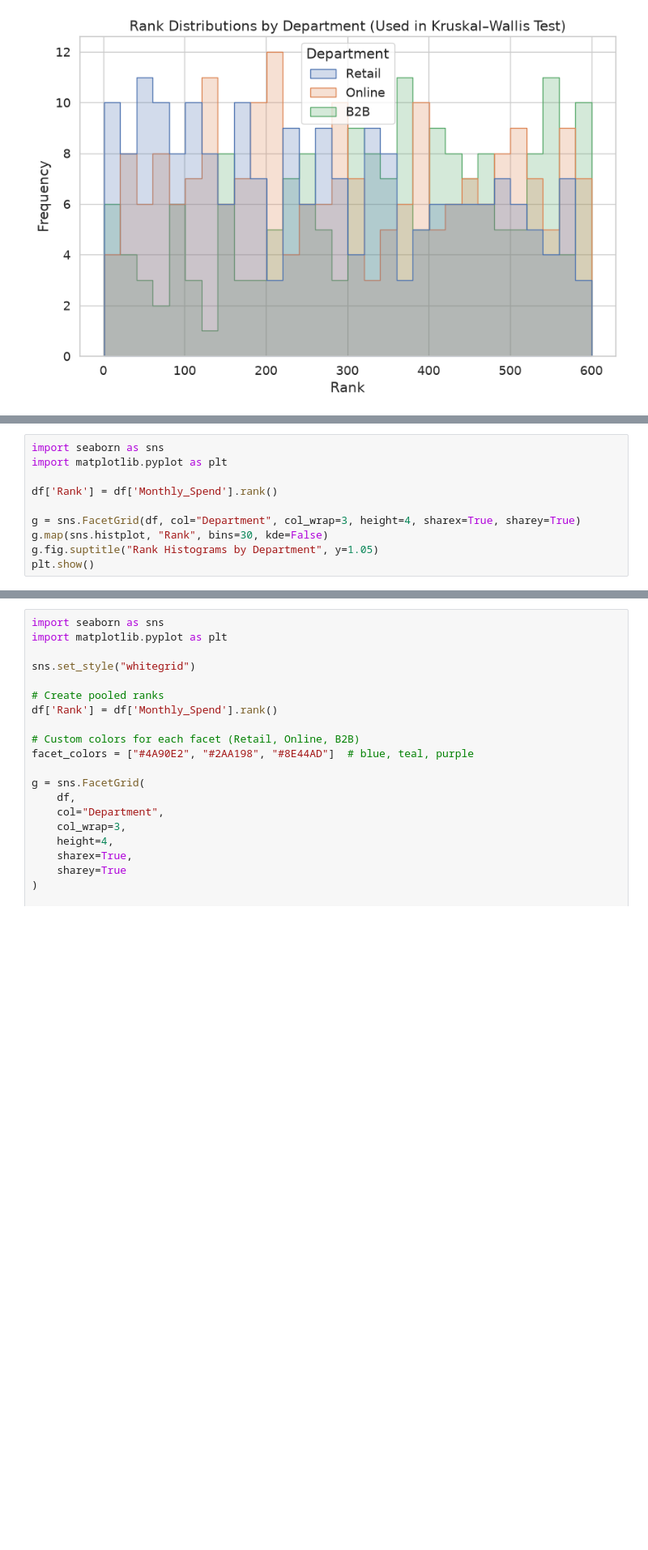
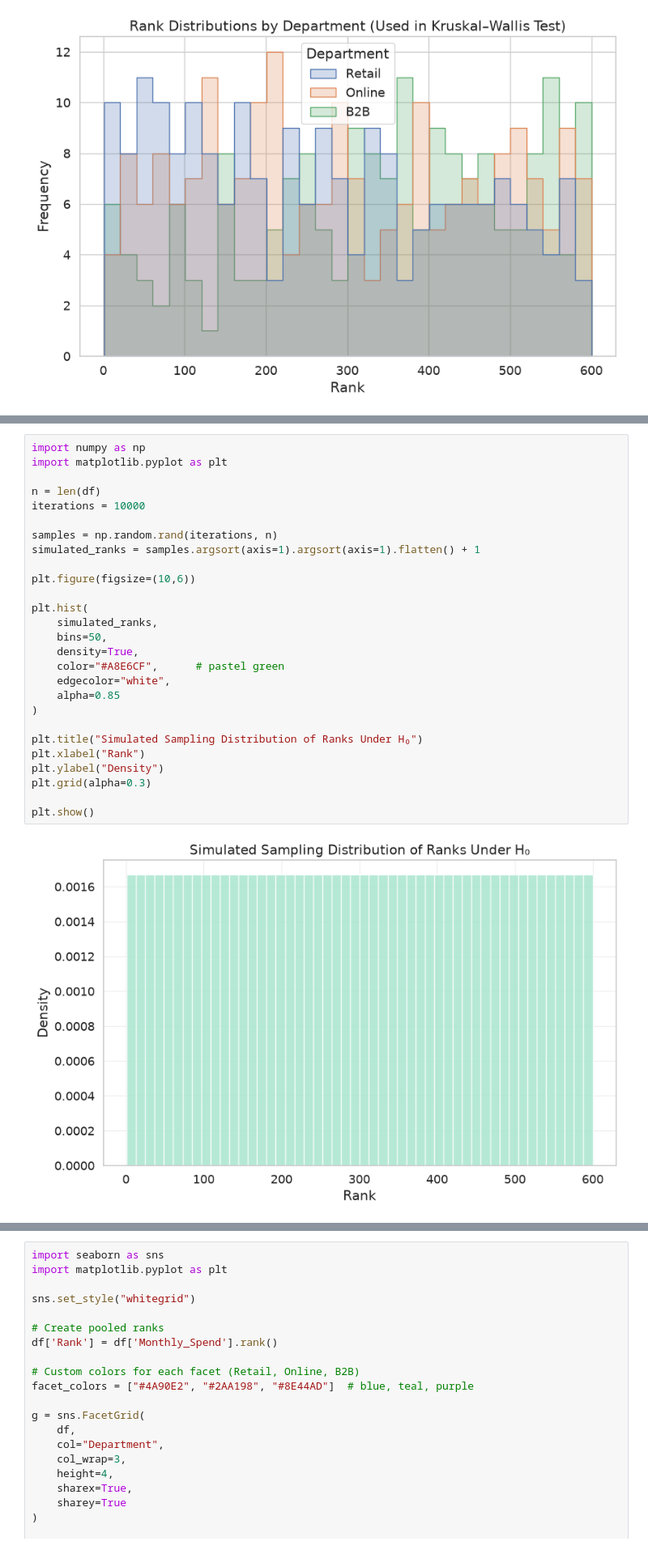
Before and after one commit to JoseAlberto88/customer-engagement-statistical-analysis, a Jupyter notebook: python/principles_assigment.ipynb, the cells around one changed output, grey strips where cells are left out. Shown at 81% size. Cells and saved outputs as stored; diff of their text form; blank space fills up the shorter version.

Commit message:
Add full statistical analysis, rank transformations, ECDF, histograms, simulations, and final summary

```diff
--- a/python/principles_assigment.ipynb
+++ b/python/principles_assigment.ipynb
@@ -1944,10 +1890,0 @@ plt.show()
-# %%
-import seaborn as sns
-import matplotlib.pyplot as plt
-
-df['Rank'] = df['Monthly_Spend'].rank()
-
-g = sns.FacetGrid(df, col="Department", col_wrap=3, height=4, sharex=True, sharey=True)
-g.map(sns.histplot, "Rank", bins=30, kde=False)
-g.fig.suptitle("Rank Histograms by Department", y=1.05)
-plt.show()
@@ -1991,0 +1936,29 @@ plt.show()
+# %%
+import numpy as np
+import matplotlib.pyplot as plt
+
+n = len(df)
+iterations = 10000
+
+samples = np.random.rand(iterations, n)
+simulated_ranks = samples.argsort(axis=1).argsort(axis=1).flatten() + 1
+
+plt.figure(figsize=(10,6))
+
+plt.hist(
+    simulated_ranks,
+    bins=50,
+    density=True,
+    color="#A8E6CF",      # pastel green
+    edgecolor="white",
+    alpha=0.85
+)
+
+plt.title("Simulated Sampling Distribution of Ranks Under H₀")
+plt.xlabel("Rank")
+plt.ylabel("Density")
+plt.grid(alpha=0.3)
+
+plt.show()
+# %% [output]
+[figure, added]
```
Also changed, not shown: parts of 12 cells of this notebook.
